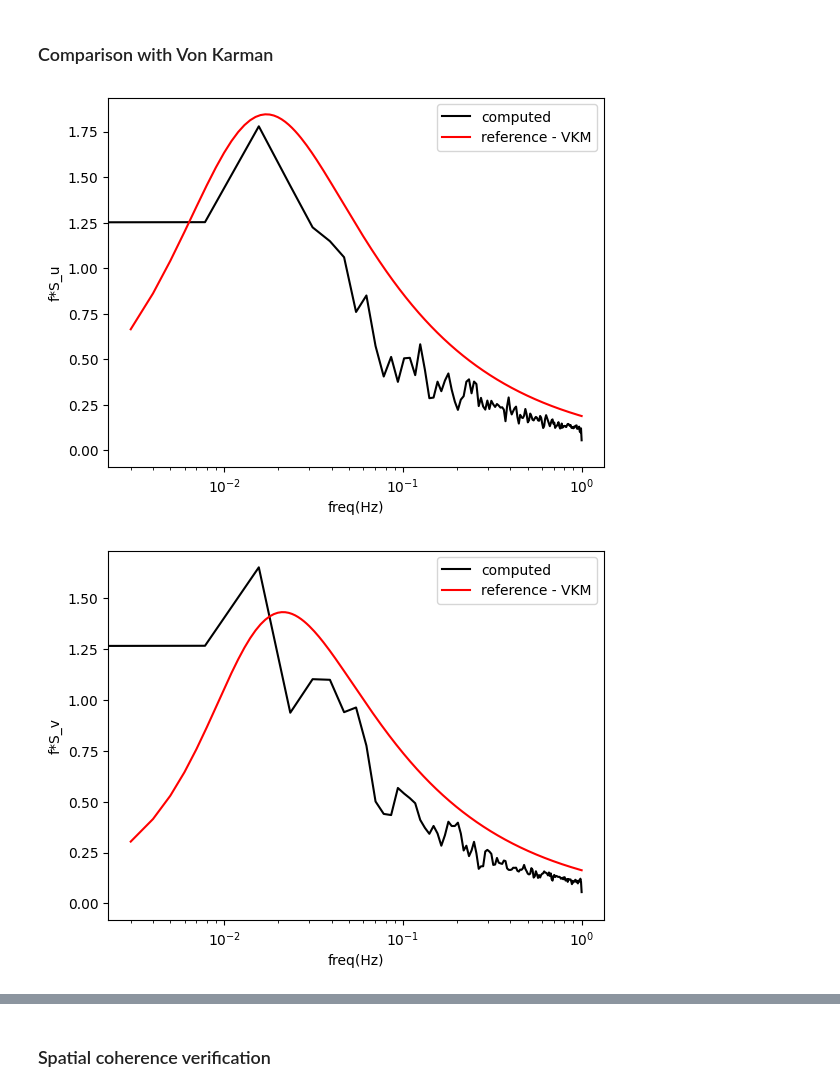
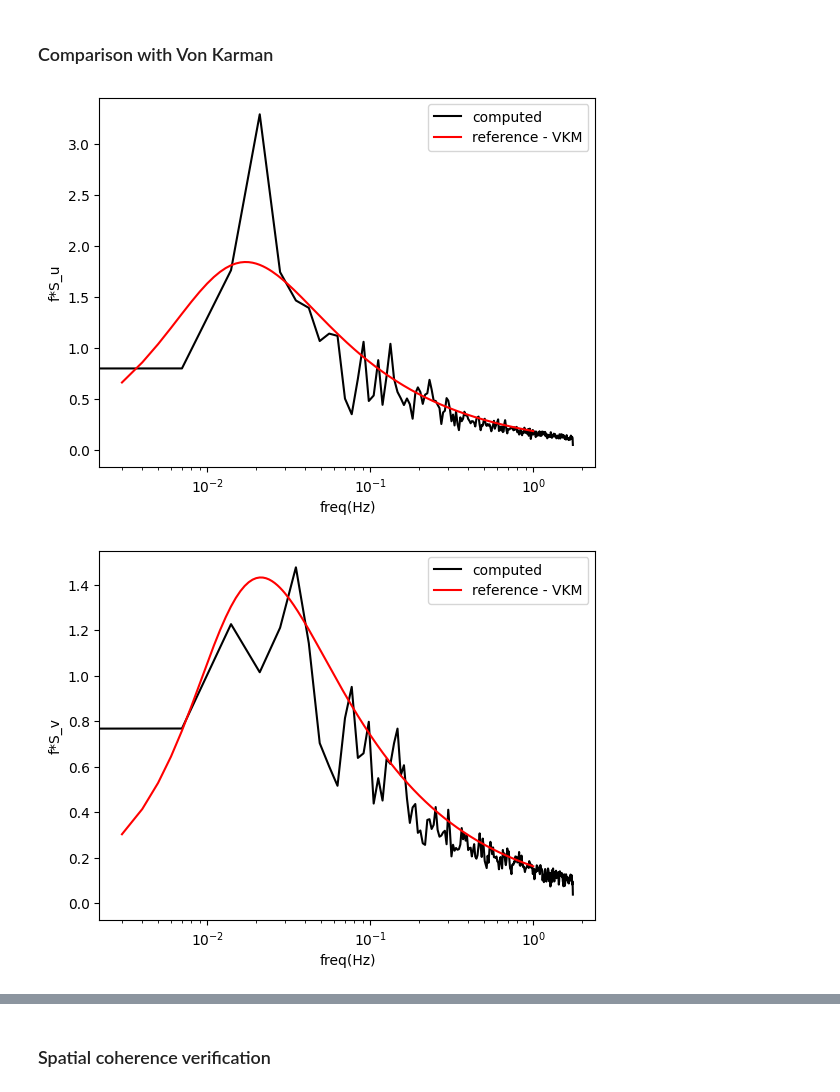
Before and after one commit to zwergon/yawisi, a Jupyter notebook: notebooks/karman_horizontal_line.ipynb, the cells around one changed output, grey strips where cells are left out. Cells and saved outputs as stored; diff of their text form; code cells hidden in the pictures.

```diff
--- a/notebooks/karman_horizontal_line.ipynb
+++ b/notebooks/karman_horizontal_line.ipynb
@@ -155,5 +155,11 @@ plt.show()
 # %% [markdown]
 ### Comparison with Von Karman
+# %%
+Time = []
+ii = 0
+while ii < wind_field.params.n_samples:
+    Time.append(float(ii) * wind_field.params.sample_time)
+    ii += 1
 # %%
 Lu_target = 170
 Lv_target = 100
@@ -179,27 +185,34 @@ f = np.linspace(0.003, 1, 1000)
 su_ref, sv_ref, sw_ref = ref_von_karman(f)
 # %%
 from scipy.signal import welch
-fs = 0.1
+Nblock = 6
+dt = np.median(np.diff(Time))
+# fs = 1/dt
+fs = 0.2
+tmax = Time[-1]
+
 nperseg = 1
 ts = wind_field.get_uvwt()
 u = ts[0]
 v = ts[1]
 w = ts[2]
-F, SU = welch(u[:, 9, 0], fs=2)
+Nsamples, N = u.shape[1], len(Time)
+Ncoh = round(N/Nblock)
+F, SU = welch(u[:, 9, 0], fs=3.5, nperseg=Ncoh, noverlap=Ncoh//2)
 # SU.mean()
 # SU = np.mean(SU, axis=1)
 # # f, SU = welch(u, fs=fs, nperseg=nperseg, noverlap=nperseg // 2)
 plt.figure()
 plt.plot(F, (F*SU.T), color='k', label="computed")
 plt.plot(f, (f*su_ref.T), color='r', label="reference - VKM")
 # plt.plot(f,su, color='r')
 plt.xlabel("freq(Hz)")
 plt.ylabel("f*S_u")
 plt.xscale("log")
 plt.legend(loc="upper right")
 plt.show()
 # %% [output]
-[figure, old version]
+[figure, new version]
 # %%
 from scipy.signal import welch
 fs = 0.1
@@ -208,10 +221,7 @@ ts = wind_field.get_uvwt()
 u = ts[0]
 v = ts[1]
 w = ts[2]
-F, SV = welch(v[:, 9, 0], fs=2)
-# SU.mean()
-# SU = np.mean(SU, axis=1)
-# # f, SU = welch(u, fs=fs, nperseg=nperseg, noverlap=nperseg // 2)
+F, SV = welch(v[:, 9, 0], fs=3.5, nperseg=Ncoh, noverlap=Ncoh//2)
 plt.figure()
 plt.plot(F, (F*SV.T), color='k', label="computed")
 plt.plot(f, (f*sv_ref.T), color='r', label="reference - VKM")
@@ -222,5 +232,5 @@ plt.xscale("log")
 plt.legend(loc="upper right")
 plt.show()
 # %% [output]
-[figure, old version]
+[figure, new version]
 # %%
```
Also changed, not shown: parts of 10 cells of this notebook.
